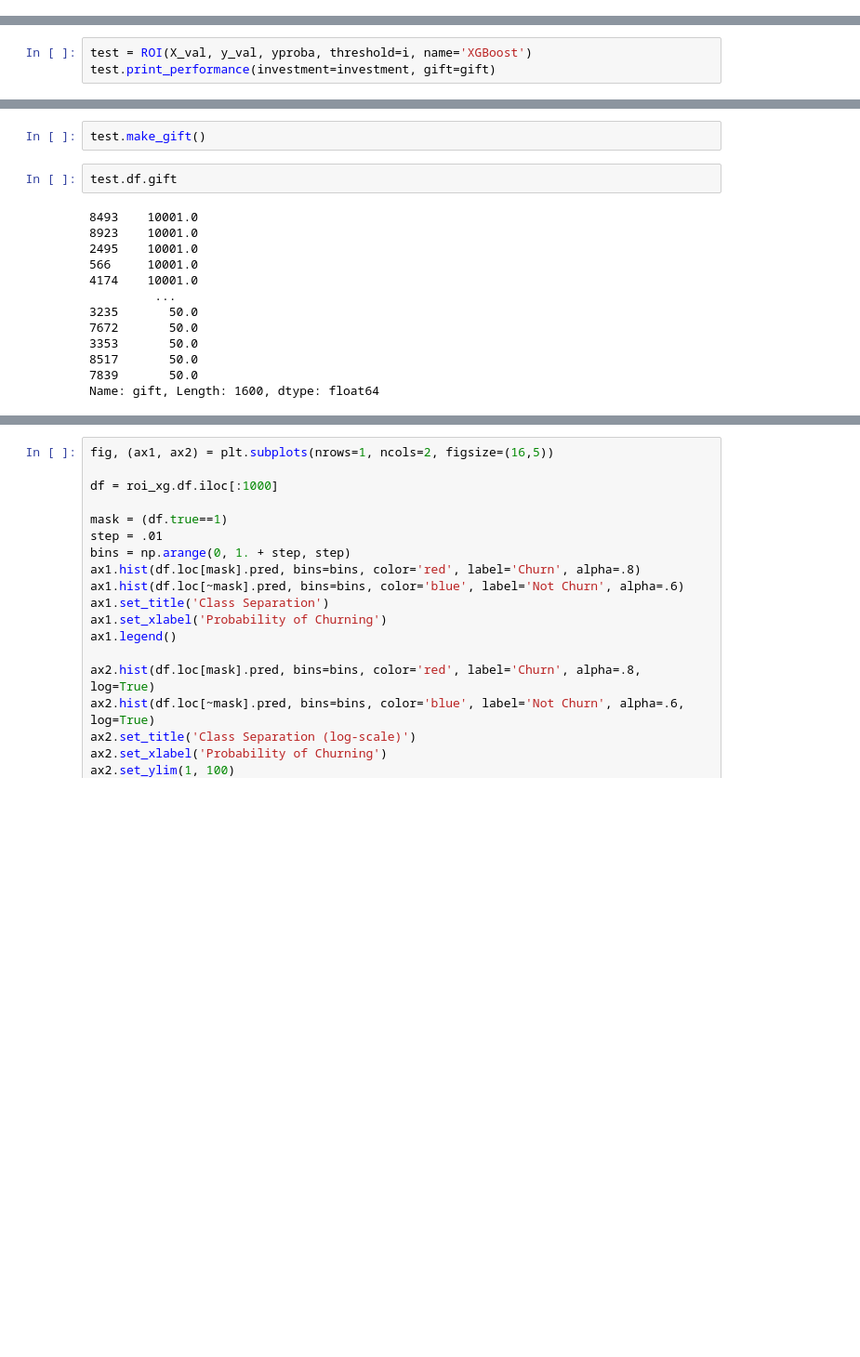
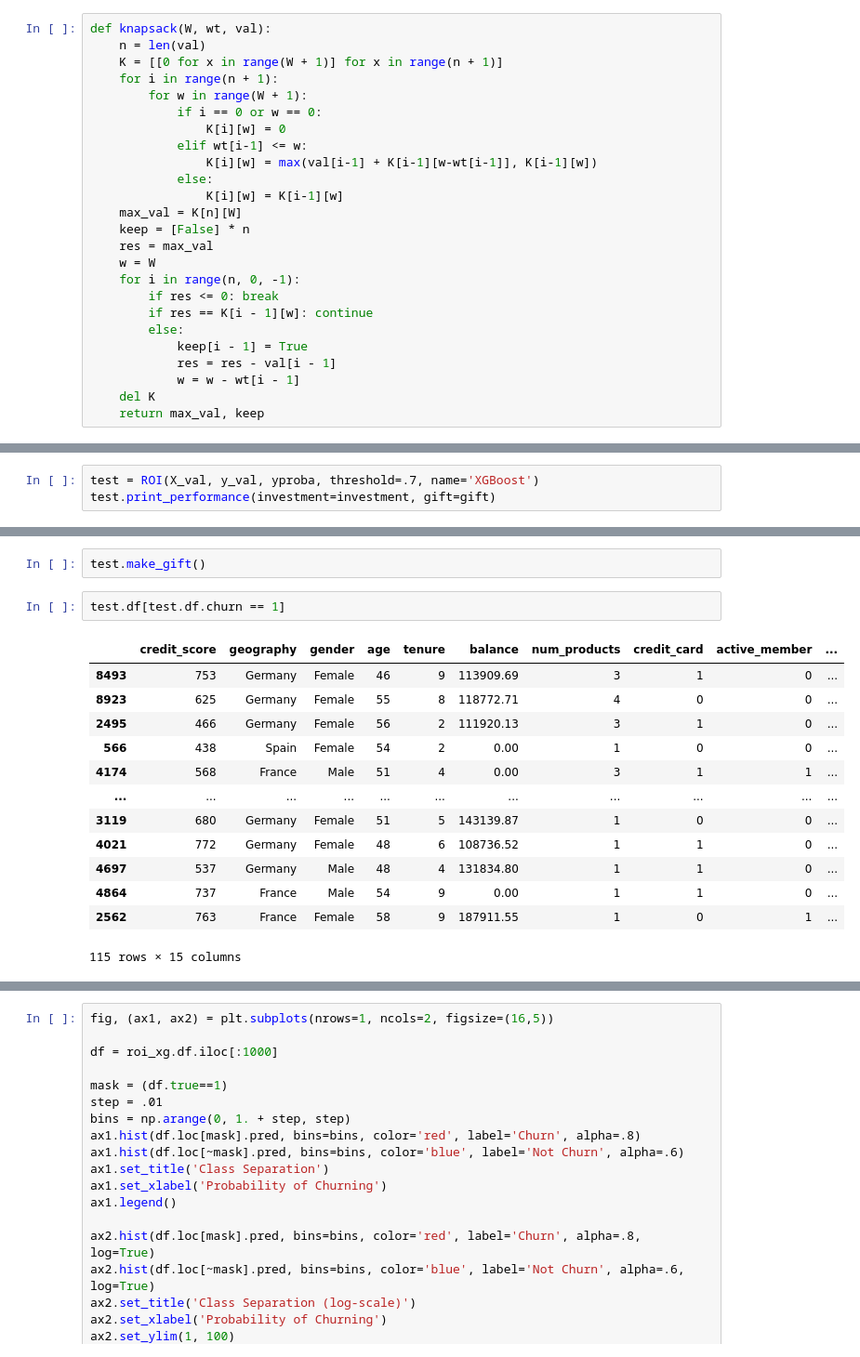
Before and after one commit to gcsantucci/churn_TopBank, a Jupyter notebook: churn_analysis.ipynb, the cells around one changed output, grey strips where cells are left out. Shown at 93% size. Drawn from its saved outputs; the diff is of its cells as text; blank space fills up the shorter version.

Commit message:
finish knapsack algorithm

```diff
--- a/churn_analysis.ipynb
+++ b/churn_analysis.ipynb
@@ -340,6 +341,31 @@ def plot_cum_gain(ax, gains, models, step=0.1):
     return ax
 # %% [markdown]
 ## ROI Class
+# %%
+def knapsack(W, wt, val):
+    n = len(val)
+    K = [[0 for x in range(W + 1)] for x in range(n + 1)]
+    for i in range(n + 1):
+        for w in range(W + 1):
+            if i == 0 or w == 0:
+                K[i][w] = 0
+            elif wt[i-1] <= w:
+                K[i][w] = max(val[i-1] + K[i-1][w-wt[i-1]], K[i-1][w])
+            else:
+                K[i][w] = K[i-1][w]
+    max_val = K[n][W]
+    keep = [False] * n
+    res = max_val
+    w = W
+    for i in range(n, 0, -1):
+        if res <= 0: break
+        if res == K[i - 1][w]: continue
+        else:
+            keep[i - 1] = True
+            res = res - val[i - 1]
+            w = w - wt[i - 1]
+    del K
+    return max_val, keep
 # %%
 class ROI():
     def __init__(self, df, ytrue, ypred, threshold=0.8, name='XGBoost'):
@@ -1404,5 +1373,5 @@ class ROI():
 # %%
-test = ROI(X_val, y_val, yproba, threshold=i, name='XGBoost')
+test = ROI(X_val, y_val, yproba, threshold=.7, name='XGBoost')
 test.print_performance(investment=investment, gift=gift)
 # %% [output]
 100
@@ -1420,17 +1389,18 @@ Percentage of 100 clientes that were correctly identified as churning clients: 1
 # %%
 test.make_gift()
-# %%
-test.df.gift
-# %% [output]
-8493    10001.0
-8923    10001.0
-2495    10001.0
-566     10001.0
-4174    10001.0
-         ...
-3235       50.0
-7672       50.0
-3353       50.0
-8517       50.0
-7839       50.0
-Name: gift, Length: 1600, dtype: float64
+# %%
+test.df[test.df.churn == 1]
+# %% [output]
+|  | credit_score | geography | gender | age | tenure | balance | num_products | credit_card | active_member | ... |
+| 8493 | 753 | Germany | Female | 46 | 9 | 113909.69 | 3 | 1 | 0 | ... |
+| 8923 | 625 | Germany | Female | 55 | 8 | 118772.71 | 4 | 0 | 0 | ... |
+| 2495 | 466 | Germany | Female | 56 | 2 | 111920.13 | 3 | 1 | 0 | ... |
+| 566 | 438 | Spain | Female | 54 | 2 | 0.00 | 1 | 0 | 0 | ... |
+| 4174 | 568 | France | Male | 51 | 4 | 0.00 | 3 | 1 | 1 | ... |
+| ... | ... | ... | ... | ... | ... | ... | ... | ... | ... | ... |
+| 3119 | 680 | Germany | Female | 51 | 5 | 143139.87 | 1 | 0 | 0 | ... |
+| 4021 | 772 | Germany | Female | 48 | 6 | 108736.52 | 1 | 1 | 0 | ... |
+| 4697 | 537 | Germany | Male | 48 | 4 | 131834.80 | 1 | 1 | 0 | ... |
+| 4864 | 737 | France | Male | 54 | 9 | 0.00 | 1 | 1 | 0 | ... |
+| 2562 | 763 | France | Female | 58 | 9 | 187911.55 | 1 | 0 | 1 | ... |
+115 rows × 15 columns
```
Also changed, not shown: parts of 11 cells of this notebook, 1 other file.
